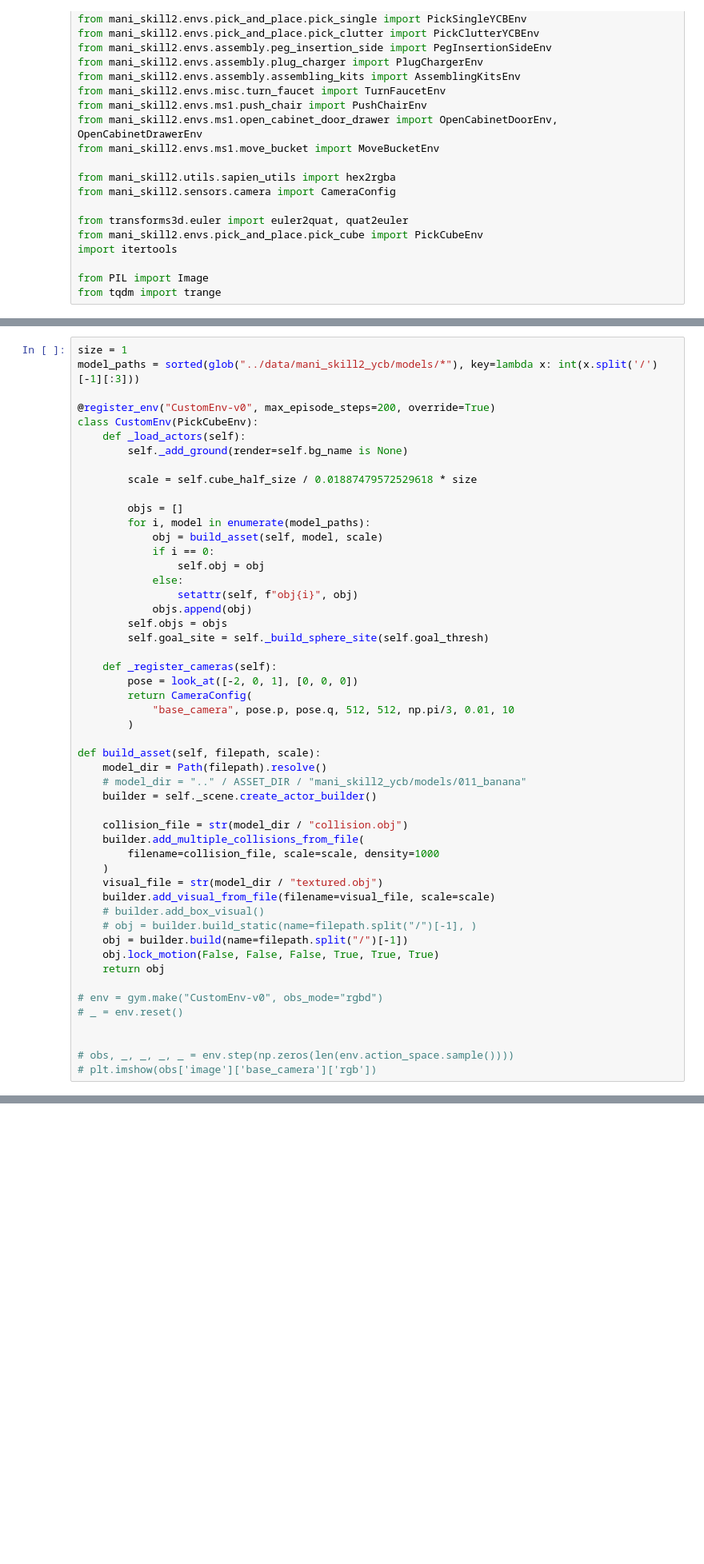
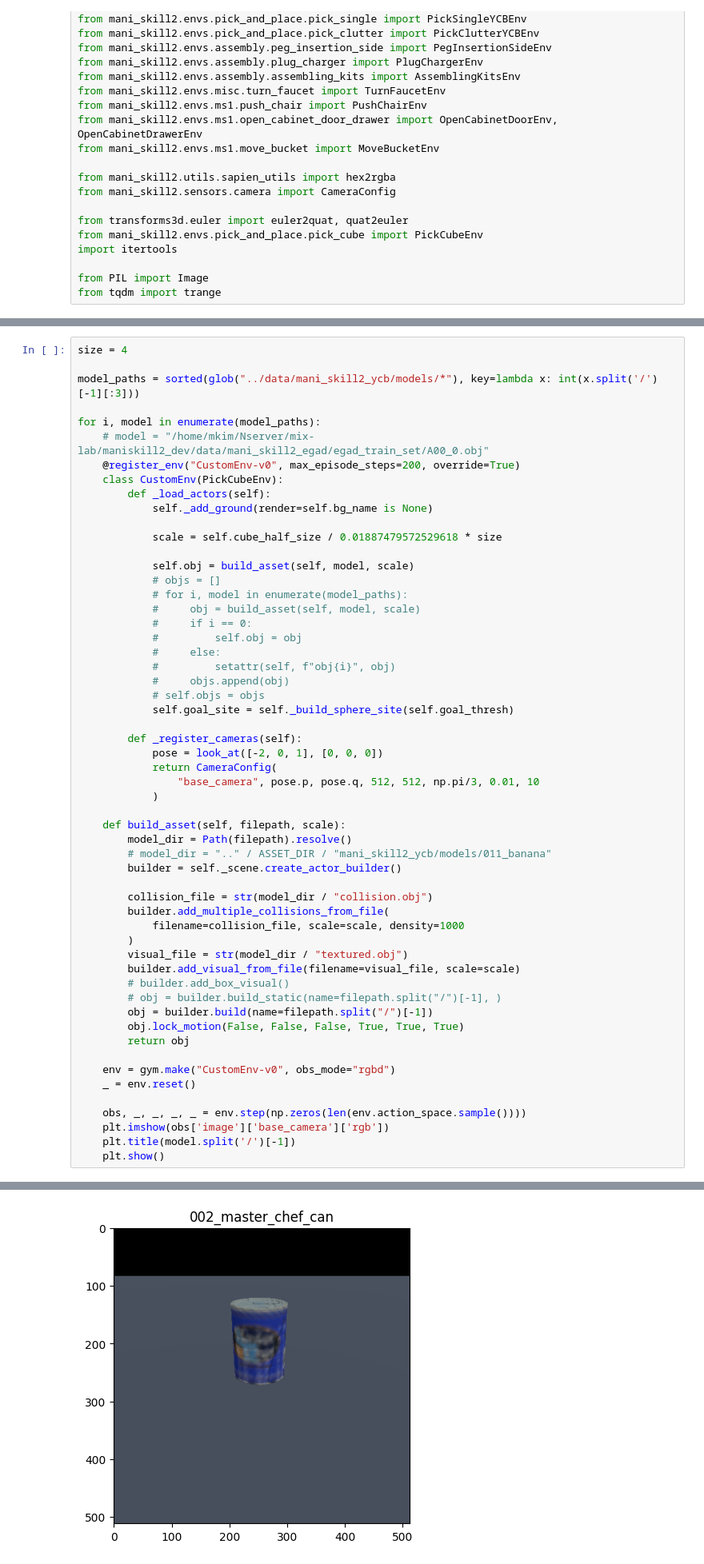
Before and after one commit to KaiMJ/Benchmark_Maniskill2, a Jupyter notebook: creation/ycb_objects.ipynb, the cells around one changed output, grey strips where cells are left out. Shown at 80% size. Saved outputs shown, nothing was run; the diff lists cells and outputs as text; blank space fills up the shorter version.

```diff
--- a/creation/ycb_objects.ipynb
+++ b/creation/ycb_objects.ipynb
@@ -69,52 +91,57 @@ def register_two_objects(size_1, color_1, size_2, color_2):
 # %%
-size = 1
+size = 4
+
 model_paths = sorted(glob("../data/mani_skill2_ycb/models/*"), key=lambda x: int(x.split('/')[-1][:3]))
 
-@register_env("CustomEnv-v0", max_episode_steps=200, override=True)
-class CustomEnv(PickCubeEnv):
-    def _load_actors(self):
-        self._add_ground(render=self.bg_name is None)
+for i, model in enumerate(model_paths):
+    # model = "/home/mkim/Nserver/mix-lab/maniskill2_dev/data/mani_skill2_egad/egad_train_set/A00_0.obj"
+    @register_env("CustomEnv-v0", max_episode_steps=200, override=True)
+    class CustomEnv(PickCubeEnv):
+        def _load_actors(self):
+            self._add_ground(render=self.bg_name is None)
 
-        scale = self.cube_half_size / 0.01887479572529618 * size
+            scale = self.cube_half_size / 0.01887479572529618 * size
 
-        objs = []
-        for i, model in enumerate(model_paths):
-            obj = build_asset(self, model, scale)
-            if i == 0:
-                self.obj = obj
-            else:
-                setattr(self, f"obj{i}", obj)
-            objs.append(obj)
-        self.objs = objs
-        self.goal_site = self._build_sphere_site(self.goal_thresh)
+            self.obj = build_asset(self, model, scale)
+            # objs = []
+            # for i, model in enumerate(model_paths):
+            #     obj = build_asset(self, model, scale)
+            #     if i == 0:
+            #         self.obj = obj
+            #     else:
+            #         setattr(self, f"obj{i}", obj)
+            #     objs.append(obj)
+            # self.objs = objs
+            self.goal_site = self._build_sphere_site(self.goal_thresh)
 
-    def _register_cameras(self):
-        pose = look_at([-2, 0, 1], [0, 0, 0])
-        return CameraConfig(
-            "base_camera", pose.p, pose.q, 512, 512, np.pi/3, 0.01, 10
+        def _register_cameras(self):
+            pose = look_at([-2, 0, 1], [0, 0, 0])
+            return CameraConfig(
+                "base_camera", pose.p, pose.q, 512, 512, np.pi/3, 0.01, 10
+            )
+
+    def build_asset(self, filepath, scale):
+        model_dir = Path(filepath).resolve()
+        # model_dir = ".." / ASSET_DIR / "mani_skill2_ycb/models/011_banana"
+        builder = self._scene.create_actor_builder()
+
+        collision_file = str(model_dir / "collision.obj")
+        builder.add_multiple_collisions_from_file(
+            filename=collision_file, scale=scale, density=1000
         )
+        visual_file = str(model_dir / "textured.obj")
+        builder.add_visual_from_file(filename=visual_file, scale=scale)
+        # builder.add_box_visual()
+        # obj = builder.build_static(name=filepath.split("/")[-1], )
+        obj = builder.build(name=filepath.split("/")[-1])
+        obj.lock_motion(False, False, False, True, True, True)
+        return obj
 
-def build_asset(self, filepath, scale):
-    model_dir = Path(filepath).resolve()
-    # model_dir = ".." / ASSET_DIR / "mani_skill2_ycb/models/011_banana"
-    builder = self._scene.create_actor_builder()
+    env = gym.make("CustomEnv-v0", obs_mode="rgbd")
+    _ = env.reset()
 
-    collision_file = str(model_dir / "collision.obj")
-    builder.add_multiple_collisions_from_file(
-        filename=collision_file, scale=scale, density=1000
-    )
-    visual_file = str(model_dir / "textured.obj")
-    builder.add_visual_from_file(filename=visual_file, scale=scale)
-    # builder.add_box_visual()
-    # obj = builder.build_static(name=filepath.split("/")[-1], )
-    obj = builder.build(name=filepath.split("/")[-1])
-    obj.lock_motion(False, False, False, True, True, True)
-    return obj
-
-# env = gym.make("CustomEnv-v0", obs_mode="rgbd")
-# _ = env.reset()
-
-
-# obs, _, _, _, _ = env.step(np.zeros(len(env.action_space.sample())))
-# plt.imshow(obs['image']['base_camera']['rgb'])
+    obs, _, _, _, _ = env.step(np.zeros(len(env.action_space.sample())))
+    plt.imshow(obs['image']['base_camera']['rgb'])
+    plt.title(model.split('/')[-1])
+    plt.show()
 # %% [output]
@@ -121,0 +150 @@ def build_asset(self, filepath, scale):
+[figure, added]
```
Also changed, not shown: parts of 11 cells of this notebook, 5 other files.
